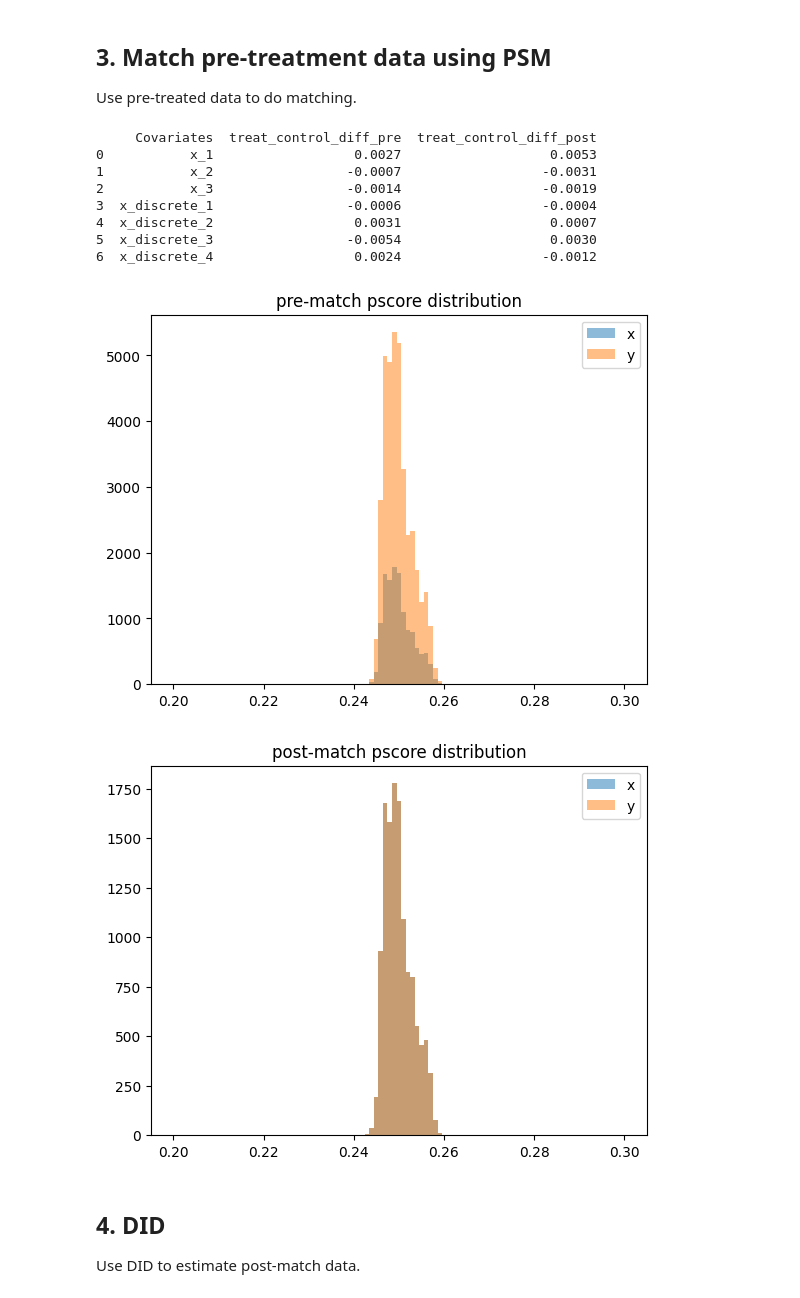
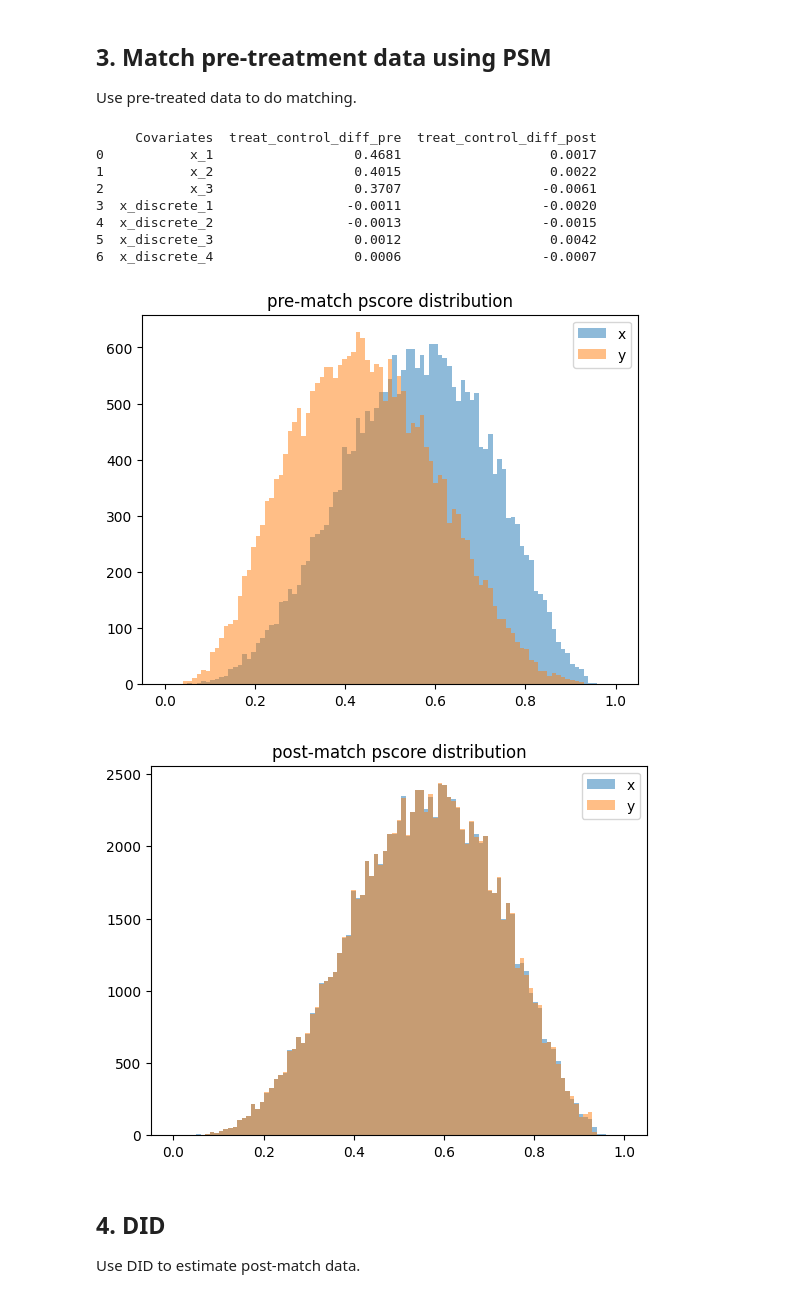
Before and after one commit to bytedance/CausalMatch, a Jupyter notebook: notebooks/Propensity Score Matching with DID.ipynb, the cells around one changed output. Cells and saved outputs as stored; diff of their text form; code cells hidden in the pictures.

Commit message:
Add propensity score matching with selection bias simulation

```diff
--- a/notebooks/Propensity Score Matching with DID.ipynb
+++ b/notebooks/Propensity Score Matching with DID.ipynb
@@ -69,7 +73,11 @@ exp_date = 6
 # 'unbalance':  not all id can observe all time periods value, ie. some obs can observe 10 days observation, some has only 1 obs.
 unbalance = True
 
-df = gen_test_data_panel(N, T, beta, ate, exp_date, unbalance=True)
+# df = gen_test_data_panel(N, T, beta, ate, exp_date, unbalance=True)
+
+# Added selection bias during sample generation
+df = gen_test_data_panel_with_selection(N, T, beta, ate, exp_date, unbalance=True)
+
 df['id'] = df['id'].astype('int').astype('str')
 
 
@@ -148,9 +156,9 @@ match_obj = matching(data = df_base3,
                      X = ['x_1', 'x_2', 'x_3','x_discrete'],
                      id = 'id')
 
-match_obj.psm(n_neighbors = 1,
+match_obj.psm(n_neighbors = 4,
               model = LogisticRegression(),
-              trim_percentage = 0.1,
+              trim_percentage = 0.01,
               caliper = 1)
 
 res_post, res_pre = match_obj.balance_check(include_discrete = True)
@@ -161,33 +169,33 @@ res_pre['treat_control_diff_post'] = (res_post['Mean Treated post-match'] -res_p
 print(res_pre[['Covariates','treat_control_diff_pre','treat_control_diff_post']])
 # %% [output]
      Covariates  treat_control_diff_pre  treat_control_diff_post
-0           x_1                  0.0027                   0.0053
-1           x_2                 -0.0007                  -0.0031
-2           x_3                 -0.0014                  -0.0019
-3  x_discrete_1                 -0.0006                  -0.0004
-4  x_discrete_2                  0.0031                   0.0007
-5  x_discrete_3                 -0.0054                   0.0030
-6  x_discrete_4                  0.0024                  -0.0012
+0           x_1                  0.4681                   0.0017
+1           x_2                  0.4015                   0.0022
+2           x_3                  0.3707                  -0.0061
+3  x_discrete_1                 -0.0011                  -0.0020
+4  x_discrete_2                 -0.0013                  -0.0015
+5  x_discrete_3                  0.0012                   0.0042
+6  x_discrete_4                  0.0006                  -0.0007
 # %%
 
-bins = np.linspace(0.2, 0.3, 100)
+bins = np.linspace(0, 1, 100)
 
 df_pre = match_obj.data_ps
 pyplot.hist(df_pre[df_pre['treatment_']==1]['pscore'].values, bins, alpha=0.5, label='x')
 pyplot.hist(df_pre[df_pre['treatment_']==0]['pscore'].values, bins, alpha=0.5, label='y')
 pyplot.legend(loc='upper right')
 pyplot.title('pre-match pscore distribution')
 pyplot.show()
 
 
 pyplot.hist(match_obj.df_out_final['pscore_treat'].values, bins, alpha=0.5, label='x')
 pyplot.hist(match_obj.df_out_final['pscore_control'].values, bins, alpha=0.5, label='y')
 pyplot.legend(loc='upper right')
 pyplot.title('post-match pscore distribution')
 pyplot.show()
 # %% [output]
-[figure, old version]
+[figure, new version]
-[figure, old version]
+[figure, new version]
 # %% [markdown]
 ## 4. DID
 
```
Also changed, not shown: parts of 2 cells of this notebook, 7 other files.
